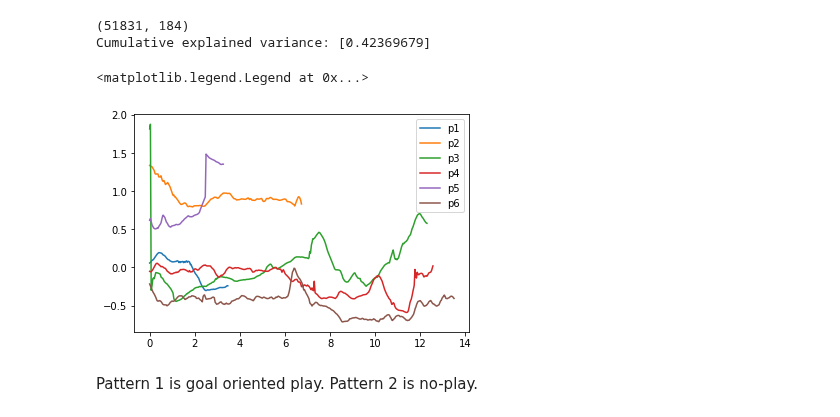
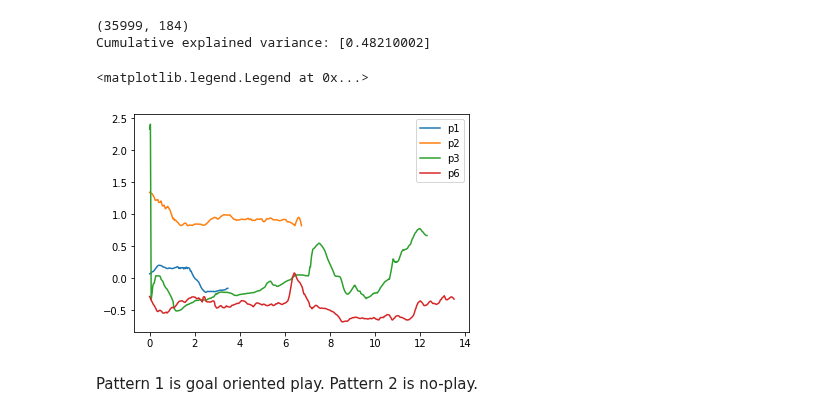
Before and after one commit to maddybartlett/NEN001, a Jupyter notebook: PatternInterpolationPCA.ipynb, the cells around one changed output. Saved outputs shown, nothing was run; the diff lists cells and outputs as text; code cells hidden in the pictures.

```diff
--- a/PatternInterpolationPCA.ipynb
+++ b/PatternInterpolationPCA.ipynb
@@ -53,30 +53,30 @@ t5, result5 = extract_pattern(22753, 22853) #goaloriented
 t6, result6 = extract_pattern(14583, 14991) #noplay
 # %%
 nb_components=1
-train_all = np.vstack([result1, result2, result3, result4, result5, result6])
+train_all = np.vstack([result1, result2, result3, result6]) #result4, result5, result6])
 print(train_all.shape)
 pca_model = PCA(n_components=nb_components).fit(train_all)
 print("Cumulative explained variance: %s" % pca_model.explained_variance_ratio_.cumsum())
 
 p1 = pca_model.transform(result1)[:,0]
 p2 = pca_model.transform(result2)[:,0]
 p3 = pca_model.transform(result3)[:,0]
-p4 = pca_model.transform(result4)[:,0]
-p5 = pca_model.transform(result5)[:,0]
+#p4 = pca_model.transform(result4)[:,0]
+#p5 = pca_model.transform(result5)[:,0]
 p6 = pca_model.transform(result6)[:,0]
 
 plt.plot(t1, p1, label='p1')
 plt.plot(t2, p2, label='p2')
 plt.plot(t3, p3, label='p3')
-plt.plot(t4, p4, label='p4')
-plt.plot(t5, p5, label='p5')
+#plt.plot(t4, p4, label='p4')
+#plt.plot(t5, p5, label='p5')
 plt.plot(t6, p6, label='p6')
 plt.legend()
 # %% [output]
-(51831, 184)
-Cumulative explained variance: [0.42369679]
+(35999, 184)
+Cumulative explained variance: [0.48210002]
 <matplotlib.legend.Legend at 0x...>
-[figure, old version]
+[figure, new version]
 # %% [markdown]
 Pattern 1 is goal oriented play.
 Pattern 2 is no-play.
```
Also changed, not shown: parts of 4 cells of this notebook.
